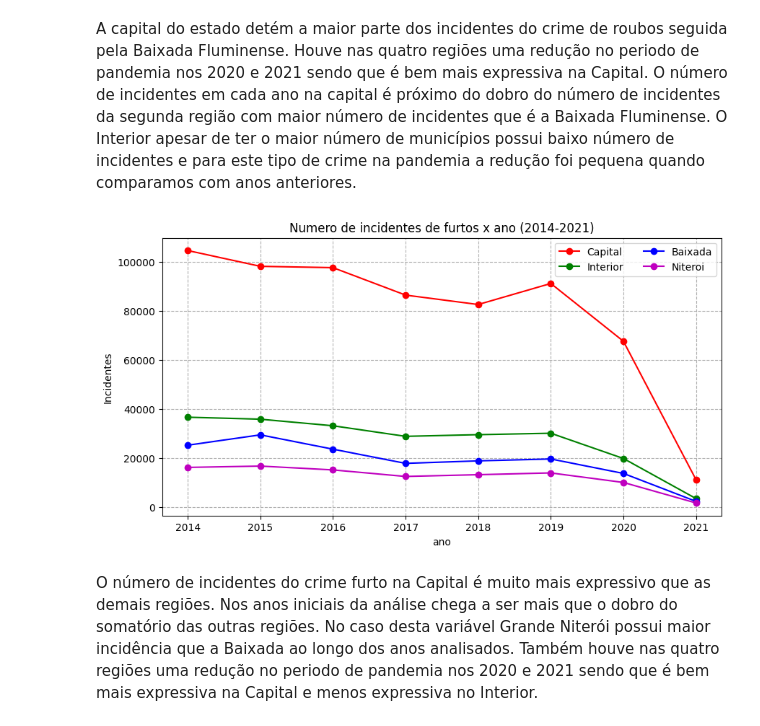
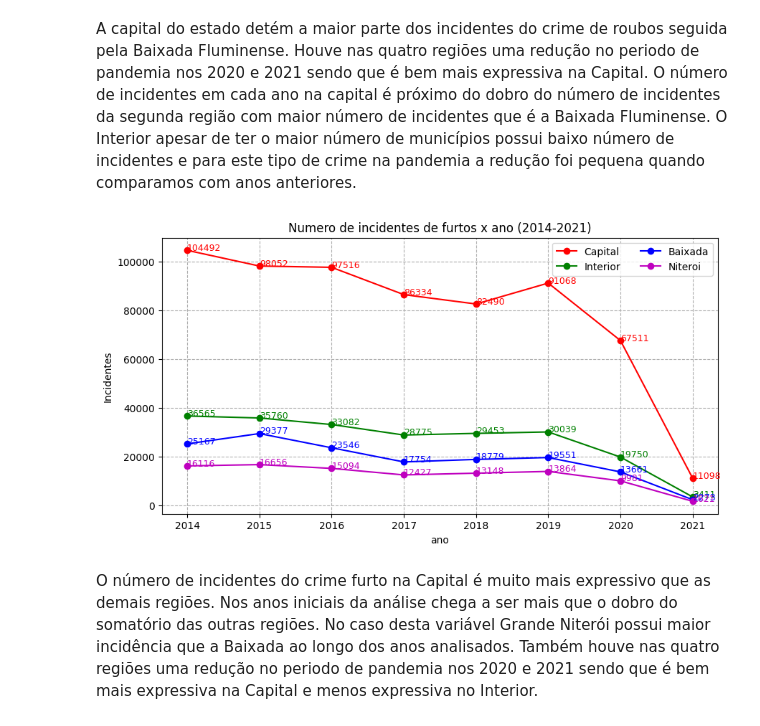
Before and after one commit to eccardoso/mvp-analise-de-dados-e-boas-praticas, a Jupyter notebook: MVP_Análise_de_Dados.ipynb, the cells around one changed output. Drawn from its saved outputs; the diff is of its cells as text; code cells hidden in the pictures.

```diff
--- a/MVP_Análise_de_Dados.ipynb
+++ b/MVP_Análise_de_Dados.ipynb
@@ -116,5 +116,5 @@ datasetdrop=dataset.drop(['fmun_cod','mes'],axis='columns')
 agrupamento = datasetdrop.groupby(['fmun','ano','regiao'], as_index=False)
 
 # Totalizando os incidentes por municipio, ano e região
-somaincidente=agrupamento.sum()
+soma_incidente=agrupamento.sum()
 # %% [markdown]
@@ -147,8 +143,8 @@ somaincidente.head(50)
 
 Vamos iniciar examinando as dimensões do dataset e suas informações
 # %%
-# Atribui o Somaincidente ao dataset original
-dataset=somaincidente
+# Atribui o Soma_incidente ao dataset original
+dataset=soma_incidente
 
 # Mostra as dimensões do dataset
 print(dataset.shape)
@@ -449,9 +475,20 @@ fig, ax = plt.subplots(figsize = (10,5))
 # Plota o gráfico de linha
 # Note que os parâmetros para os vetores associados os eixos X e Y
 ax.plot(selecao_capital['ano'], selecao_capital['roubos'],label='Capital',color = 'r',marker = "o")
+for x,y in zip(selecao_capital['ano'],selecao_capital['roubos']):
+  ax.text(x,y, y,color = 'r',fontsize = 9)
+
 ax.plot(sum_roubos_interior['ano'], sum_roubos_interior['roubos'],label='Interior',color = 'g',marker = "o")
+for x,y in zip(sum_roubos_interior['ano'],sum_roubos_interior['roubos']):
+  ax.text(x,y, y,color = 'g',fontsize = 9)
+
 ax.plot(sum_roubos_baixada['ano'], sum_roubos_baixada['roubos'],label='Baixada',color = 'b',marker = "o")
+for x,y in zip(sum_roubos_baixada['ano'],sum_roubos_baixada['roubos']):
+  ax.text(x,y, y,color = 'b',fontsize = 9)
+
 ax.plot(sum_roubos_niteroi['ano'], sum_roubos_niteroi['roubos'],label='Niteroi',color = 'm',marker = "o")
+for x,y in zip(sum_roubos_niteroi['ano'],sum_roubos_niteroi['roubos']):
+  ax.text(x,y, y,color = 'm',fontsize = 9)
 
 # Acrescenta um título ao gráfico
 ax.set_title('Numero de incidentes de roubos x ano (2014-2021)')
@@ -475,32 +512,43 @@ A capital do estado detém a maior parte dos incidentes do crime de roubos segui
 # %%
 # Prepara a figura (fig) e a área do gráfico (ax) com largura 15 e altura 5
 # somar os hoicidios agrupados por ano
 fig, ax = plt.subplots(figsize = (10,5))
 
 # Plota o gráfico de linha
 # Note que os parâmetros para os vetores associados os eixos X e Y
 ax.plot(selecao_capital['ano'], selecao_capital['furtos'],label='Capital',color = 'r',marker = "o")
+for x,y in zip(selecao_capital['ano'],selecao_capital['furtos']):
+  ax.text(x,y, y,color = 'r',fontsize = 9)
+
 ax.plot(sum_furtos_interior['ano'], sum_furtos_interior['furtos'],label='Interior',color = 'g',marker = "o")
+for x,y in zip(sum_furtos_interior['ano'],sum_furtos_interior['furtos']):
+  ax.text(x,y, y,color = 'g',fontsize = 9)
+
 ax.plot(sum_furtos_baixada['ano'], sum_furtos_baixada['furtos'],label='Baixada',color = 'b',marker = "o")
+for x,y in zip(sum_furtos_baixada['ano'],sum_furtos_baixada['furtos']):
+  ax.text(x,y, y,color = 'b',fontsize = 9)
+
 ax.plot(sum_furtos_niteroi['ano'], sum_furtos_niteroi['furtos'],label='Niteroi',color = 'm',marker = "o")
+for x,y in zip(sum_furtos_niteroi['ano'],sum_furtos_niteroi['furtos']):
+  ax.text(x,y, y,color = 'm',fontsize = 9)
 
 # Acrescenta um título ao gráfico
 ax.set_title('Numero de incidentes de furtos x ano (2014-2021)')
 
 # Define os rótulos dos eixos
 ax.set_xlabel('ano')
 ax.set_ylabel('Incidentes')
 
 # Acrescenta legenda
 plt.legend(loc = 'upper right', ncol = 2)
 
 #incluindo grid
 plt.grid(linestyle='--')
 
 # Exibe o gráfico
 plt.show()
 # %% [output]
-[figure, old version]
+[figure, new version]
 # %% [markdown]
 O número de incidentes do crime furto na Capital é muito mais expressivo que as demais regiões. Nos anos iniciais da análise chega a ser mais que o dobro do somatório das outras regiões. No caso desta variável Grande Niterói possui maior incidência que a Baixada ao longo dos anos analisados. Também houve nas quatro regiões uma redução no periodo de pandemia nos 2020 e 2021 sendo que é bem mais expressiva na Capital e menos expressiva no Interior.
 # %% [markdown]
```
Also changed, not shown: parts of 18 cells of this notebook.
